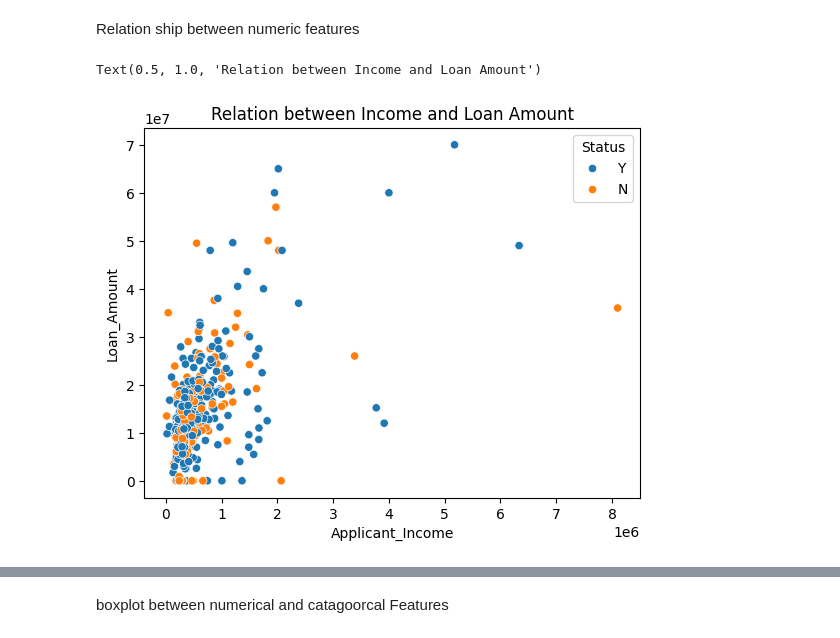
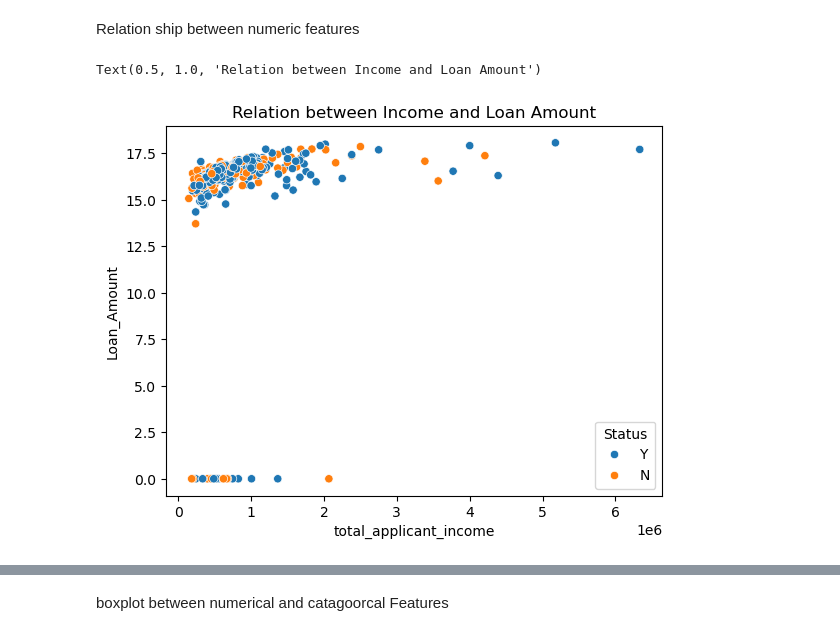
Before and after one commit to Kashmaladar/Loan-prediction-Datascience-project, a Jupyter notebook: notebook.ipynb, the cells around one changed output, grey strips where cells are left out. Drawn from its saved outputs; the diff is of its cells as text; code cells hidden in the pictures.

```diff
--- a/notebook.ipynb
+++ b/notebook.ipynb
@@ -126,3 +135,5 @@ plt.show()
+# %%
+df['Loan_Amount'] = np.log1p(df['Loan_Amount'])
 # %%
 data = df.groupby(["Gender","Education"])["Loan_Amount"].mean()
 #this creates gender as cols and education as rows
@@ -186,8 +208,8 @@ plt.tight_layout()
 Relation ship between numeric features
 # %%
 #Applicant_Income vs Loan_Amount
-sns.scatterplot(data=df,x='Applicant_Income',y='Loan_Amount',hue='Status')
+sns.scatterplot(data=df,x='total_applicant_income',y='Loan_Amount',hue='Status')
 plt.title("Relation between Income and Loan Amount")
 # %% [output]
 Text(0.5, 1.0, 'Relation between Income and Loan Amount')
-[figure, old version]
+[figure, new version]
```
Also changed, not shown: parts of 39 cells of this notebook, 1 other file.
